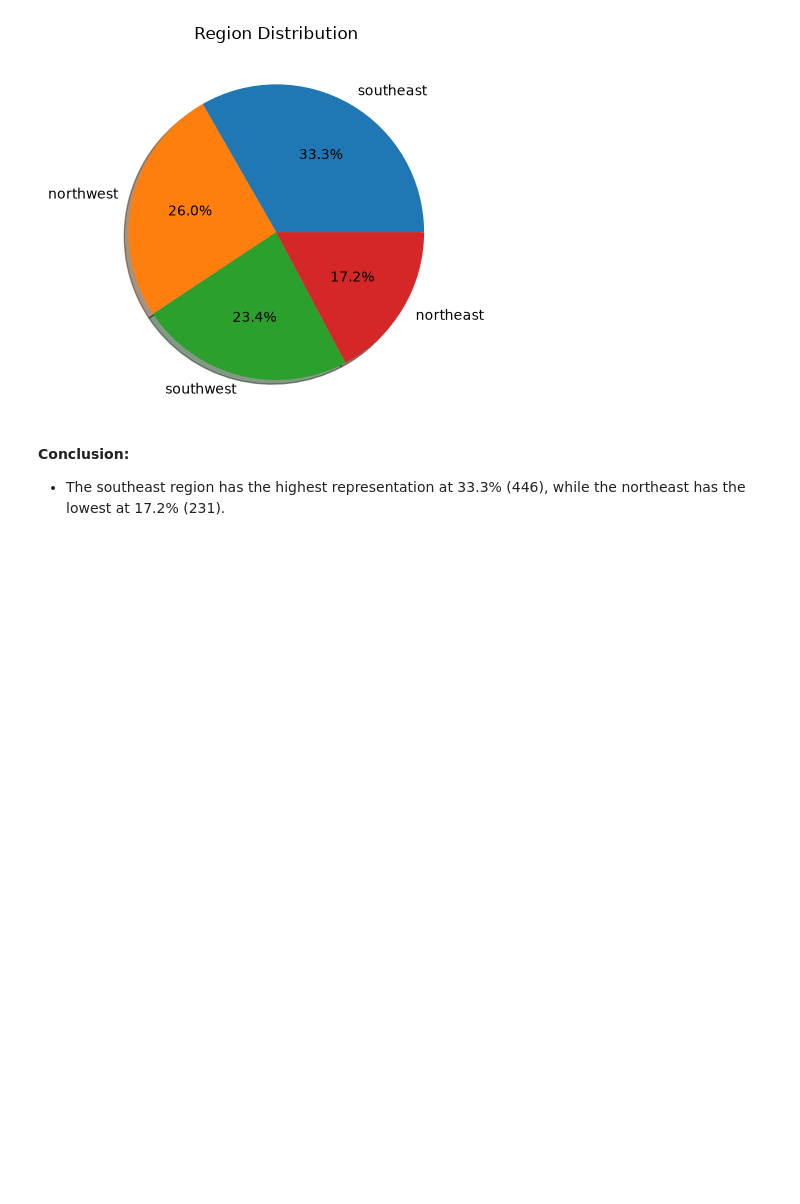
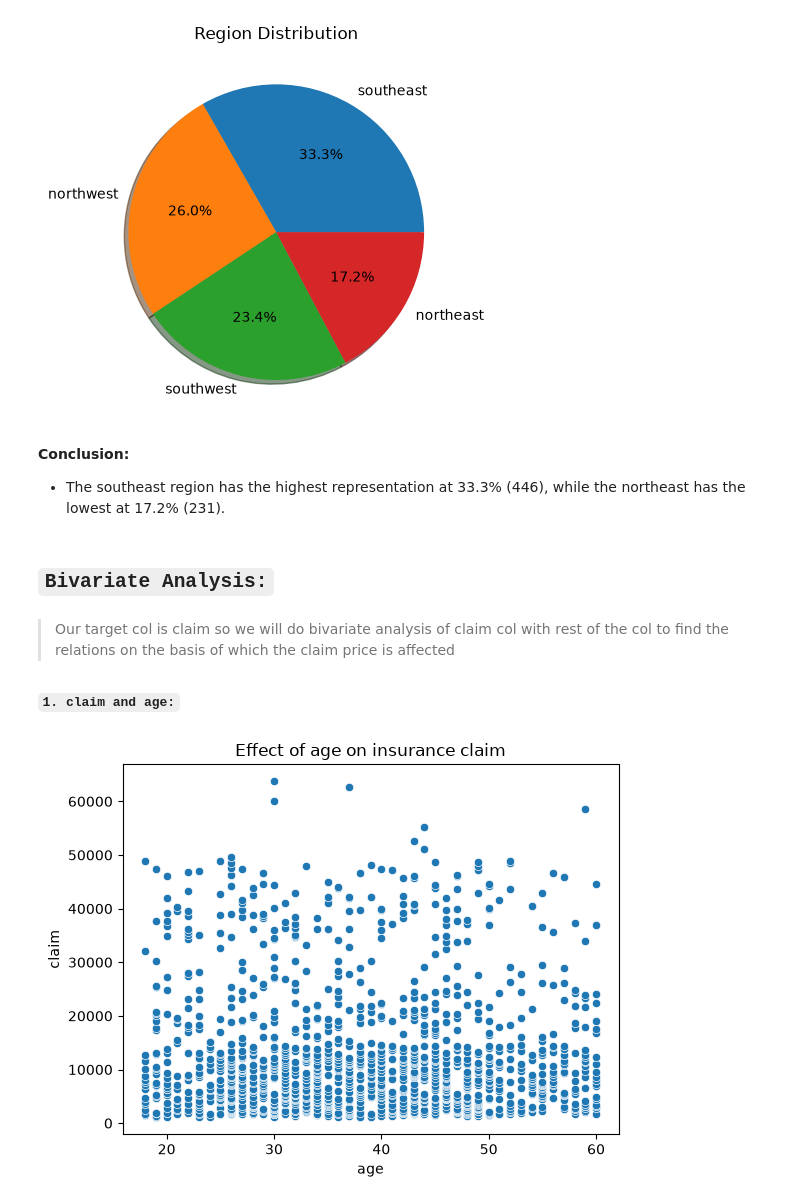
Before and after one commit to muhammad-saad-2006/ai-learning, a Jupyter notebook: eda/insurance-claim.ipynb, the cells around one changed output. Saved outputs shown, nothing was run; the diff lists cells and outputs as text; code cells hidden in the pictures; blank space fills up the shorter version.

```diff
--- a/eda/insurance-claim.ipynb
+++ b/eda/insurance-claim.ipynb
@@ -558,3 +545,15 @@ plt.show()
 # %% [markdown]
 **Conclusion:**
 - The southeast region has the highest representation at 33.3% (446), while the northeast has the lowest at 17.2% (231).
+# %% [markdown]
+## `Bivariate Analysis:`
+# %% [markdown]
+> Our target col is claim so we will do bivariate analysis of claim col with rest of the col to find the relations on the basis of which the claim price is affected
+# %% [markdown]
+**`1. claim and age:`**
+# %%
+sns.scatterplot(data=df, x='age', y='claim')
+plt.title('Effect of age on insurance claim')
+plt.show()
+# %% [output]
+[figure, added]
```
Also changed, not shown: parts of 57 cells of this notebook.
